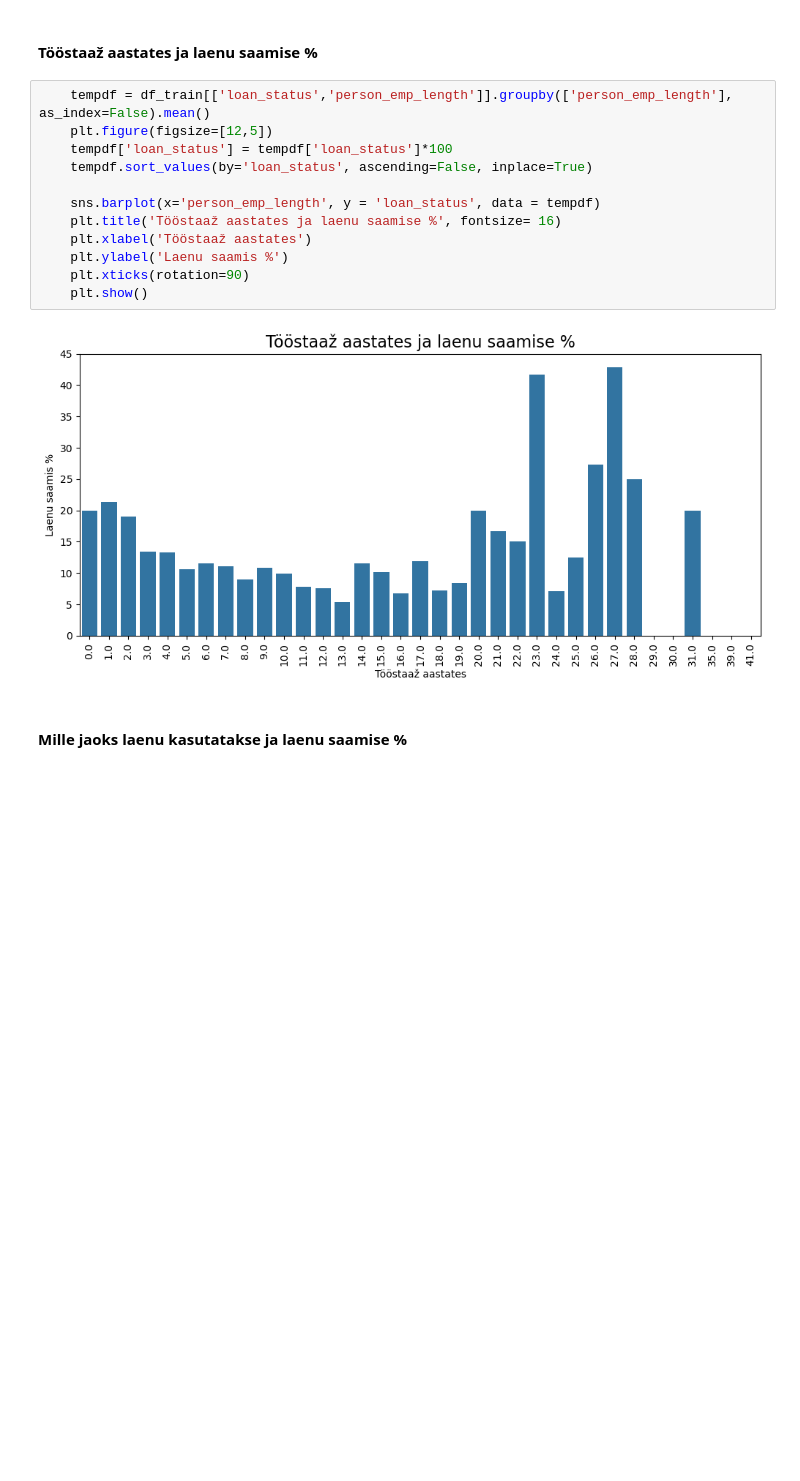
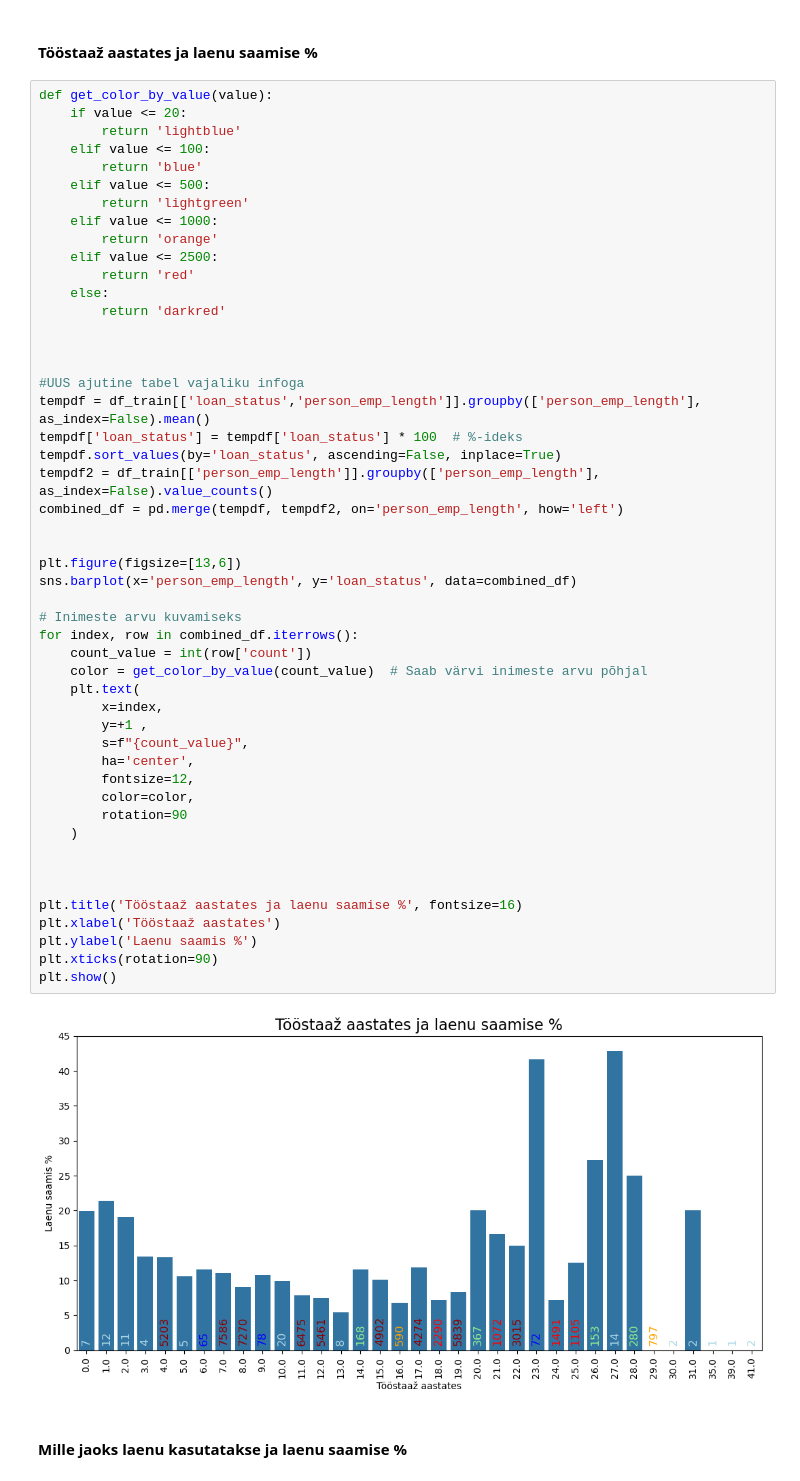
Before and after one commit to madispuu/Loan_Approval_Prediction, a Jupyter notebook: TEAM.ipynb, the cells around one changed output. Saved outputs shown, nothing was run; the diff lists cells and outputs as text; blank space fills up the shorter version.

```diff
--- a/TEAM.ipynb
+++ b/TEAM.ipynb
@@ -728,19 +833,56 @@ plt.show()
 # %% [markdown]
 #### **Tööstaaž aastates ja laenu saamise %**
 # %%
-    tempdf = df_train[['loan_status','person_emp_length']].groupby(['person_emp_length'], as_index=False).mean()
-    plt.figure(figsize=[12,5])
-    tempdf['loan_status'] = tempdf['loan_status']*100
-    tempdf.sort_values(by='loan_status', ascending=False, inplace=True)
+def get_color_by_value(value):
+    if value <= 20:
+        return 'lightblue'
+    elif value <= 100:
+        return 'blue'
+    elif value <= 500:
+        return 'lightgreen'
+    elif value <= 1000:
+        return 'orange'
+    elif value <= 2500:
+        return 'red'
+    else:
+        return 'darkred'
 
-    sns.barplot(x='person_emp_length', y = 'loan_status', data = tempdf)
-    plt.title('Tööstaaž aastates ja laenu saamise %', fontsize= 16)
-    plt.xlabel('Tööstaaž aastates')
-    plt.ylabel('Laenu saamis %')
-    plt.xticks(rotation=90)
-    plt.show()
+
+
+#UUS ajutine tabel vajaliku infoga
+tempdf = df_train[['loan_status','person_emp_length']].groupby(['person_emp_length'], as_index=False).mean()
+tempdf['loan_status'] = tempdf['loan_status'] * 100  # %-ideks
+tempdf.sort_values(by='loan_status', ascending=False, inplace=True)
+tempdf2 = df_train[['person_emp_length']].groupby(['person_emp_length'], as_index=False).value_counts()
+combined_df = pd.merge(tempdf, tempdf2, on='person_emp_length', how='left')
+
+
+plt.figure(figsize=[13,6])
+sns.barplot(x='person_emp_length', y='loan_status', data=combined_df)
+
+# Inimeste arvu kuvamiseks
+for index, row in combined_df.iterrows():
+    count_value = int(row['count'])
+    color = get_color_by_value(count_value)  # Saab värvi inimeste arvu põhjal
+    plt.text(
+        x=index,
+        y=+1 ,
+        s=f"{count_value}",
+        ha='center',
+        fontsize=12,
+        color=color,
+        rotation=90
+    )
+
+
+
+plt.title('Tööstaaž aastates ja laenu saamise %', fontsize=16)
+plt.xlabel('Tööstaaž aastates')
+plt.ylabel('Laenu saamis %')
+plt.xticks(rotation=90)
+plt.show()
 # %% [output]
-[figure, old version]
+[figure, new version]
 # %% [markdown]
 #### **Mille jaoks laenu kasutatakse ja laenu saamise %**
 # %%
```
Also changed, not shown: parts of 19 cells of this notebook.
